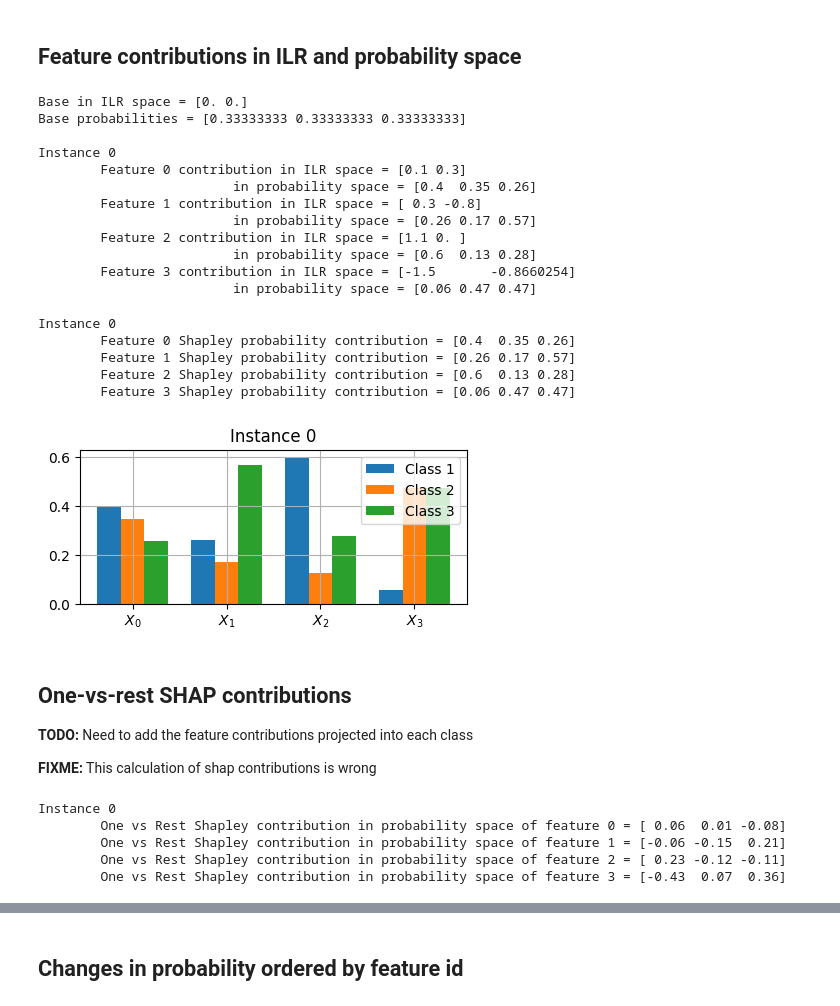
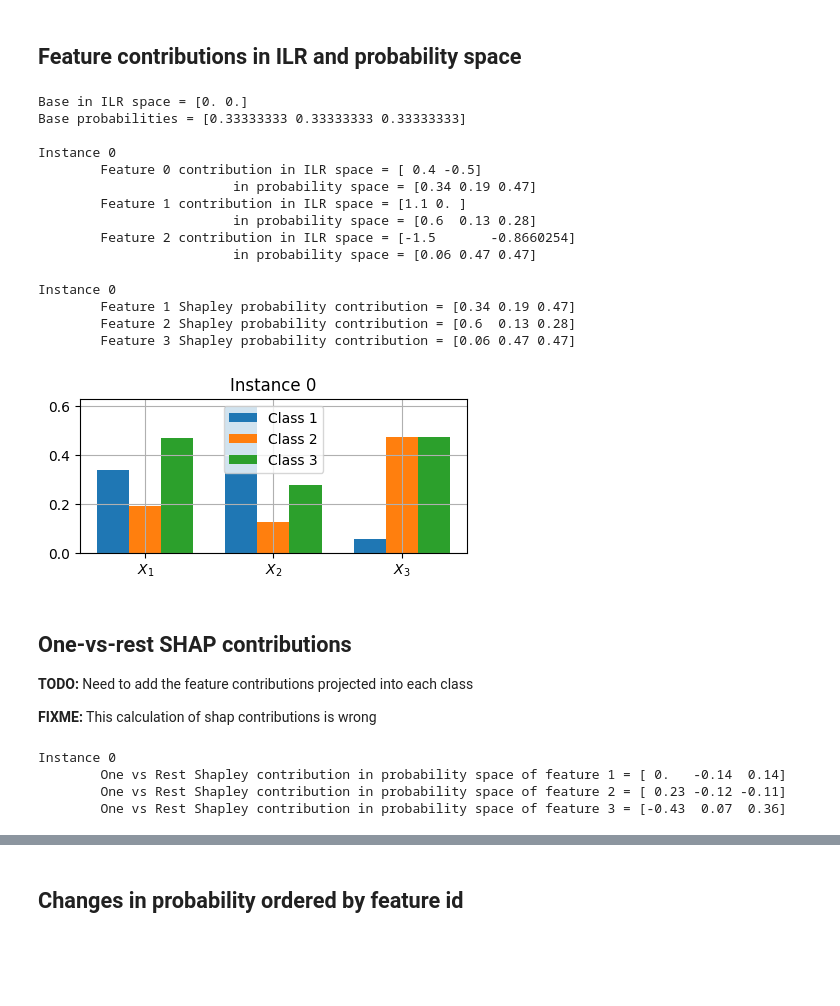
Before and after one commit to shapley-composition/ecai-2024-code-and-exp, a Jupyter notebook: toy_example_in_ilr_and_shap.ipynb, the cells around one changed output, grey strips where cells are left out. Saved outputs shown, nothing was run; the diff lists cells and outputs as text; code cells hidden in the pictures; blank space fills up the shorter version.

```diff
--- a/toy_example_in_ilr_and_shap.ipynb
+++ b/toy_example_in_ilr_and_shap.ipynb
@@ -41,6 +41,7 @@ colors = cm.colors
 cm
 
 plt.rcParams['axes.grid'] = True
+plt.rcParams['savefig.format'] = 'pdf'
 # %% [markdown]
 # Definition of a coordinate system in ILR space
 
@@ -115,8 +85,7 @@ inst_ilr_tip_list = [[rotate([0.5, 0.2], 30),
                   rotate([2, 0], 30)]]
 
 inst_ilr_tip_list = [
-     [np.array([0.1, 0.3]),
-      np.array([0.4, -0.5]),
+     [np.array([0.4, -0.5]),
       np.array([1.5, -0.5]),
       np.array([0, -np.sqrt(3)/2 - 0.5])],
 #     [np.array([0, -2]),
@@ -327,19 +269,17 @@ Base in ILR space = [0. 0.]
 Base probabilities = [0.33333333 0.33333333 0.33333333]
 
 Instance 0
-        Feature 0 contribution in ILR space = [0.1 0.3]
-                         in probability space = [0.4  0.35 0.26]
-        Feature 1 contribution in ILR space = [ 0.3 -0.8]
-                         in probability space = [0.26 0.17 0.57]
-        Feature 2 contribution in ILR space = [1.1 0. ]
+        Feature 0 contribution in ILR space = [ 0.4 -0.5]
+                         in probability space = [0.34 0.19 0.47]
+        Feature 1 contribution in ILR space = [1.1 0. ]
                          in probability space = [0.6  0.13 0.28]
-        Feature 3 contribution in ILR space = [-1.5       -0.8660254]
+        Feature 2 contribution in ILR space = [-1.5       -0.8660254]
                          in probability space = [0.06 0.47 0.47]
 # %%
 for i, shapley_prob_list in enumerate(inst_prob_shap_cont_list):
     print(f"Instance {i}")
     for j, shapley_prob in enumerate(shapley_prob_list):
-        print(f"\tFeature {j} Shapley probability contribution = {shapley_prob.round(2)}")
+        print(f"\tFeature {j+1} Shapley probability contribution = {shapley_prob.round(2)}")
 
 def plot_shapley_instances_bars(inst_prob_shap_cont_list, feat_names=None, order_list=None):
     fig_list = []
@@ -348,37 +288,36 @@ def plot_shapley_instances_bars(inst_prob_shap_cont_list, feat_names=None, order
         fig_list.append(fig)
         ax = fig.add_subplot()
         ax.set_title(f"Instance {i}")
         n_features = len(shapley_prob_list)
         x = np.arange(n_features)
         n_classes = len(shapley_prob_list[0])
         width = 1/(n_classes+1)
         shapley_prob_list_t = np.array(shapley_prob_list).T
         if order_list is not None:
             shapley_prob_list_t = shapley_prob_list_t.T[order_list[i]].T
         for j, shapley_prob in enumerate(shapley_prob_list_t):
             offset = width * j
             ax.bar(x + offset, shapley_prob, width, label=f"Class {j+1}")
         if feat_names is None:
-            feat_names_instance = np.array([f"$X_{j}$" for j in range(n_features)])
+            feat_names_instance = np.array([f"$X_{j+1}$" for j in range(n_features)])
         else:
             feat_names_instance = np.array(feat_names)
         if order_list is not None:
             feat_names_instance = feat_names_instance[order_list[i]]
         ax.set_xticks(x + width, feat_names_instance)
         ax.legend()
     plt.show()
     return fig_list
 
 fig_list = plot_shapley_instances_bars(inst_prob_shap_cont_list, order_list=inst_norm_order_list)
 for i, fig in enumerate(fig_list):
     fig.savefig(os.path.join(out_dir, f'comp_shap_inst_{i}'), dpi=300, bbox_inches='tight')
 # %% [output]
 Instance 0
-        Feature 0 Shapley probability contribution = [0.4  0.35 0.26]
-        Feature 1 Shapley probability contribution = [0.26 0.17 0.57]
+        Feature 1 Shapley probability contribution = [0.34 0.19 0.47]
         Feature 2 Shapley probability contribution = [0.6  0.13 0.28]
         Feature 3 Shapley probability contribution = [0.06 0.47 0.47]
-[figure, old version]
+[figure, new version]
 # %% [markdown]
 ## One-vs-rest SHAP contributions
 
@@ -395,11 +334,10 @@ for i, instance in enumerate(inst_ilr_tip_list):
         this_contrib = ilr_inv(instance[j], basis=basis) - last
         inst_ovr_prob_shap_cont_list[i].append(this_contrib)
         last = ilr_inv(instance[j], basis=basis)
-        print(f"\tOne vs Rest Shapley contribution in probability space of feature {j} = {this_contrib.round(2)}")
+        print(f"\tOne vs Rest Shapley contribution in probability space of feature {j+1} = {this_contrib.round(2)}")
 # %% [output]
 Instance 0
-        One vs Rest Shapley contribution in probability space of feature 0 = [ 0.06  0.01 -0.08]
-        One vs Rest Shapley contribution in probability space of feature 1 = [-0.06 -0.15  0.21]
+        One vs Rest Shapley contribution in probability space of feature 1 = [ 0.   -0.14  0.14]
         One vs Rest Shapley contribution in probability space of feature 2 = [ 0.23 -0.12 -0.11]
         One vs Rest Shapley contribution in probability space of feature 3 = [-0.43  0.07  0.36]
 # %%
```
Also changed, not shown: parts of 16 cells of this notebook, 1 other file.
